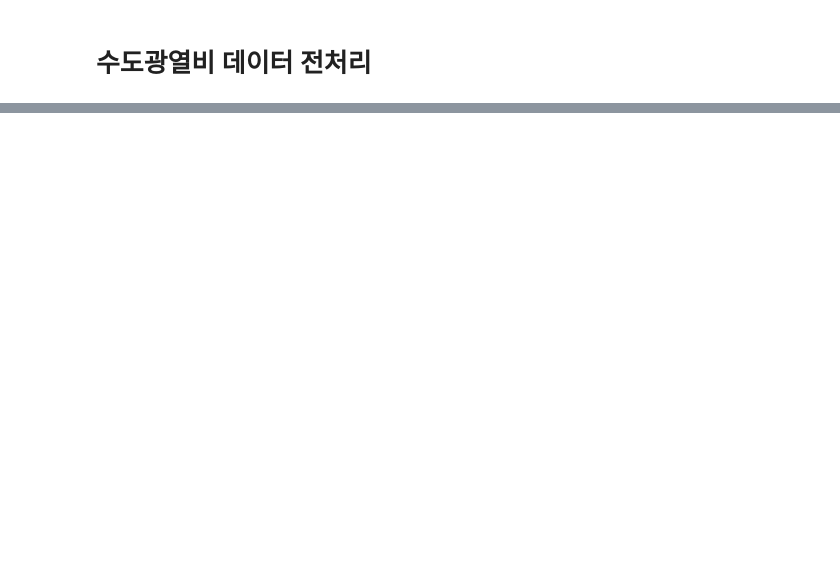
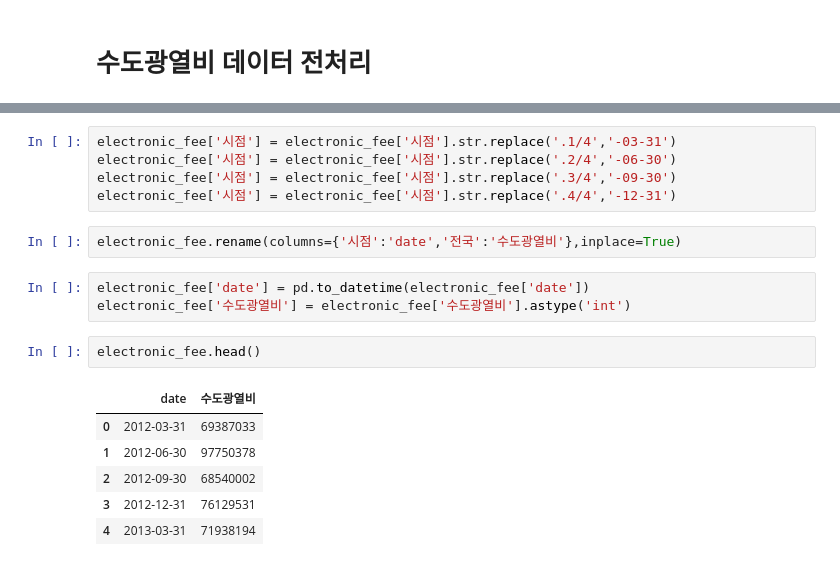
Before and after one commit to fin-special/chicken_price_prediction, a Jupyter notebook: 데이터전처리/hyebin.ipynb, the cells around one changed output, grey strips where cells are left out. Drawn from its saved outputs; the diff is of its cells as text; blank space fills up the shorter version.

```diff
--- a/데이터전처리/hyebin.ipynb
+++ b/데이터전처리/hyebin.ipynb
@@ -758,0 +762,19 @@ electronic_fee.head()
+# %%
+electronic_fee['시점'] = electronic_fee['시점'].str.replace('.1/4','-03-31')
+electronic_fee['시점'] = electronic_fee['시점'].str.replace('.2/4','-06-30')
+electronic_fee['시점'] = electronic_fee['시점'].str.replace('.3/4','-09-30')
+electronic_fee['시점'] = electronic_fee['시점'].str.replace('.4/4','-12-31')
+# %%
+electronic_fee.rename(columns={'시점':'date','전국':'수도광열비'},inplace=True)
+# %%
+electronic_fee['date'] = pd.to_datetime(electronic_fee['date'])
+electronic_fee['수도광열비'] = electronic_fee['수도광열비'].astype('int')
+# %%
+electronic_fee.head()
+# %% [output]
+|  | date | 수도광열비 |
+| 0 | 2012-03-31 | 69387033 |
+| 1 | 2012-06-30 | 97750378 |
+| 2 | 2012-09-30 | 68540002 |
+| 3 | 2012-12-31 | 76129531 |
+| 4 | 2013-03-31 | 71938194 |
```
Also changed, not shown: parts of 6 cells of this notebook.
